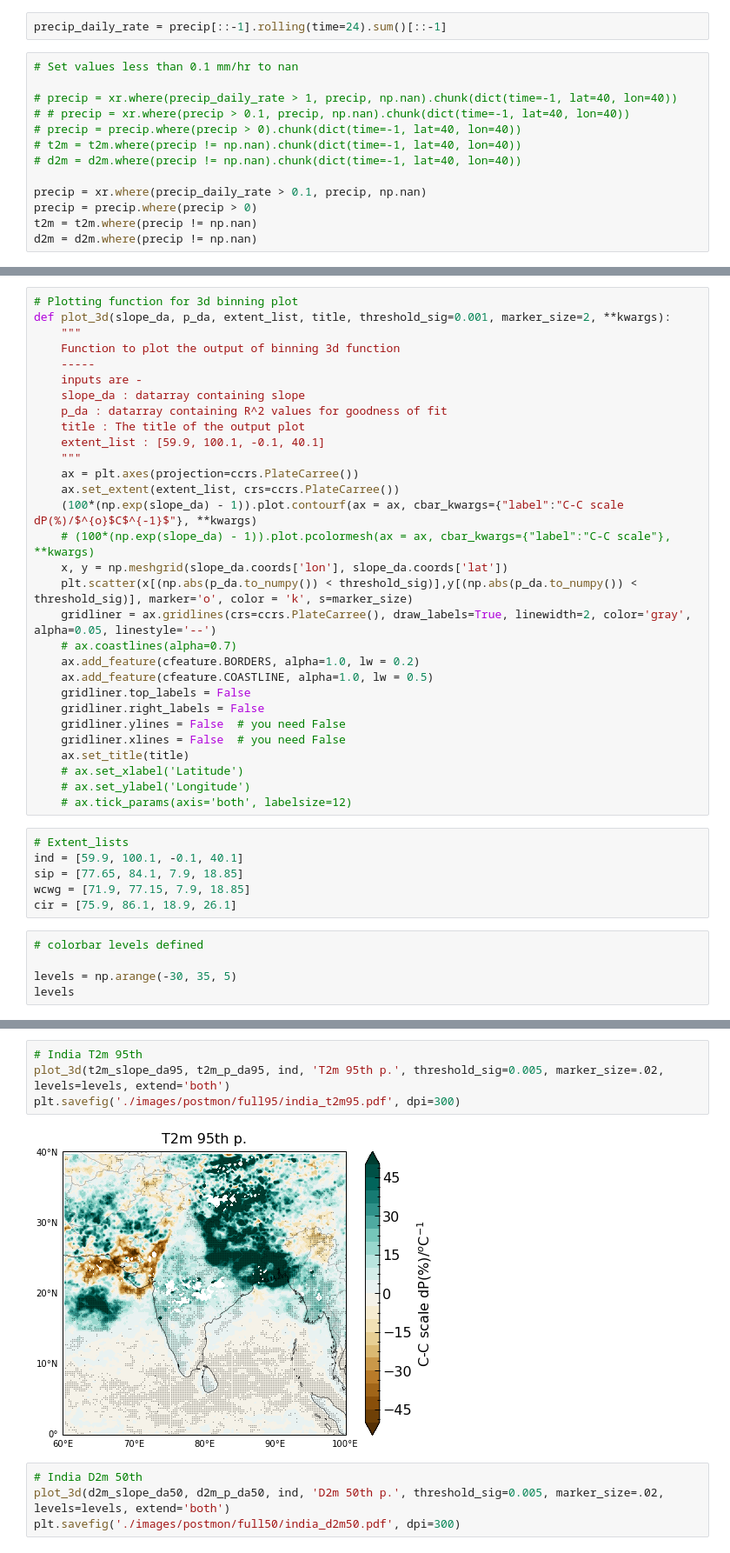
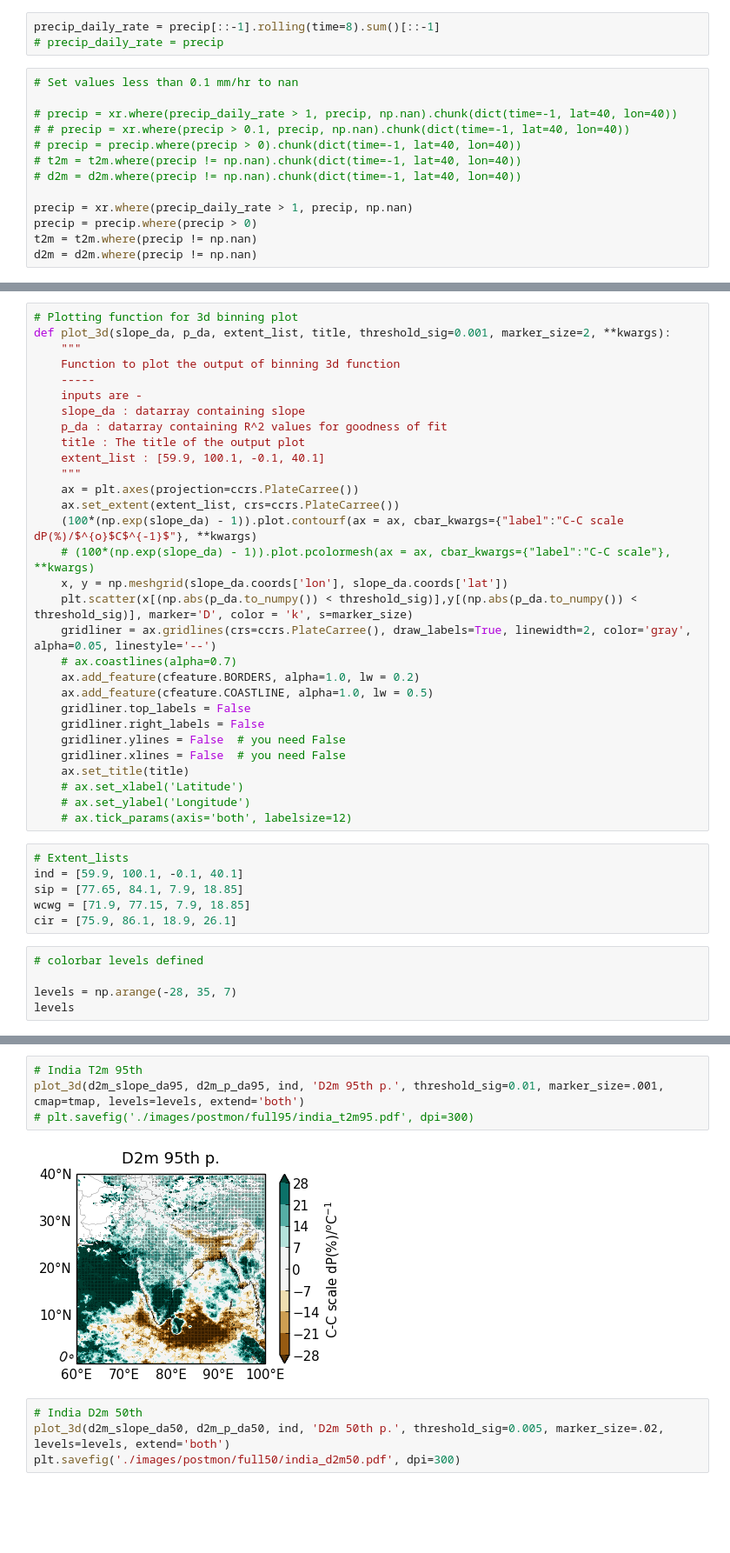
Before and after one commit to adisen99/msc_project, a Jupyter notebook: analysis02.ipynb, the cells around one changed output, grey strips where cells are left out. Shown at 87% size. Cells and saved outputs as stored; diff of their text form; blank space fills up the shorter version.

```diff
--- a/analysis02.ipynb
+++ b/analysis02.ipynb
@@ -352,5 +397,6 @@ d2m = ds_comb_premon.d2m
 # %%
-precip_daily_rate = precip[::-1].rolling(time=24).sum()[::-1]
+precip_daily_rate = precip[::-1].rolling(time=8).sum()[::-1]
+# precip_daily_rate = precip
 # %%
 # Set values less than 0.1 mm/hr to nan
 
@@ -360,7 +406,7 @@ precip_daily_rate = precip[::-1].rolling(time=24).sum()[::-1]
 # t2m = t2m.where(precip != np.nan).chunk(dict(time=-1, lat=40, lon=40))
 # d2m = d2m.where(precip != np.nan).chunk(dict(time=-1, lat=40, lon=40))
 
-precip = xr.where(precip_daily_rate > 0.1, precip, np.nan)
+precip = xr.where(precip_daily_rate > 1, precip, np.nan)
 precip = precip.where(precip > 0)
 t2m = t2m.where(precip != np.nan)
 d2m = d2m.where(precip != np.nan)
@@ -644,7 +714,7 @@ def plot_3d(slope_da, p_da, extent_list, title, threshold_sig=0.001, marker_size
     (100*(np.exp(slope_da) - 1)).plot.contourf(ax = ax, cbar_kwargs={"label":"C-C scale dP(%)/$^{o}$C$^{-1}$"}, **kwargs)
     # (100*(np.exp(slope_da) - 1)).plot.pcolormesh(ax = ax, cbar_kwargs={"label":"C-C scale"}, **kwargs)
     x, y = np.meshgrid(slope_da.coords['lon'], slope_da.coords['lat'])
-    plt.scatter(x[(np.abs(p_da.to_numpy()) < threshold_sig)],y[(np.abs(p_da.to_numpy()) < threshold_sig)], marker='o', color = 'k', s=marker_size)
+    plt.scatter(x[(np.abs(p_da.to_numpy()) < threshold_sig)],y[(np.abs(p_da.to_numpy()) < threshold_sig)], marker='D', color = 'k', s=marker_size)
     gridliner = ax.gridlines(crs=ccrs.PlateCarree(), draw_labels=True, linewidth=2, color='gray', alpha=0.05, linestyle='--')
     # ax.coastlines(alpha=0.7)
     ax.add_feature(cfeature.BORDERS, alpha=1.0, lw = 0.2)
@@ -666,6 +736,6 @@ cir = [75.9, 86.1, 18.9, 26.1]
 # %%
 # colorbar levels defined
 
-levels = np.arange(-30, 35, 5)
+levels = np.arange(-28, 35, 7)
 levels
 # %% [output]
@@ -674,9 +743,9 @@ array([-50, -45, -40, -35, -30, -25, -20, -15, -10,  -5,   0,   5,  10,
 # %%
 # India T2m 95th
-plot_3d(t2m_slope_da95, t2m_p_da95, ind, 'T2m 95th p.', threshold_sig=0.005, marker_size=.02, levels=levels, extend='both')
-plt.savefig('./images/postmon/full95/india_t2m95.pdf', dpi=300)
+plot_3d(d2m_slope_da95, d2m_p_da95, ind, 'D2m 95th p.', threshold_sig=0.01, marker_size=.001, cmap=tmap, levels=levels, extend='both')
+# plt.savefig('./images/postmon/full95/india_t2m95.pdf', dpi=300)
 # %% [output]
-[figure, old version]
+[figure, new version]
 # %%
 # India D2m 50th
 plot_3d(d2m_slope_da50, d2m_p_da50, ind, 'D2m 50th p.', threshold_sig=0.005, marker_size=.02, levels=levels, extend='both')
```
Also changed, not shown: parts of 24 cells of this notebook, 4 other files.
